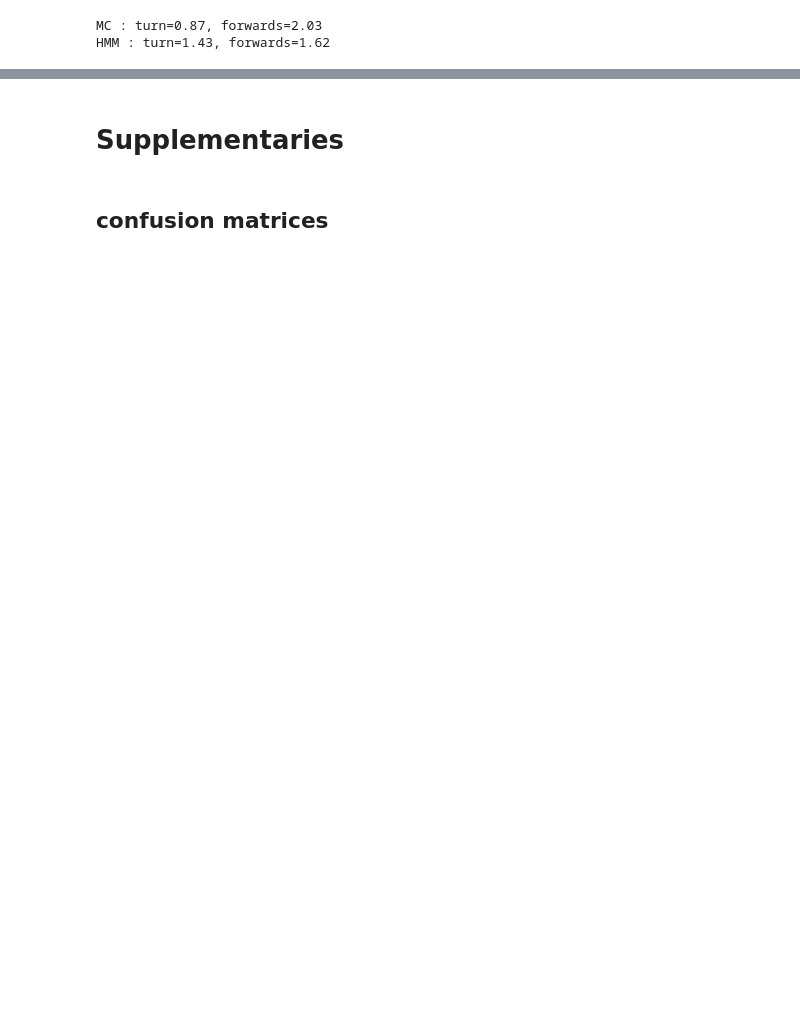
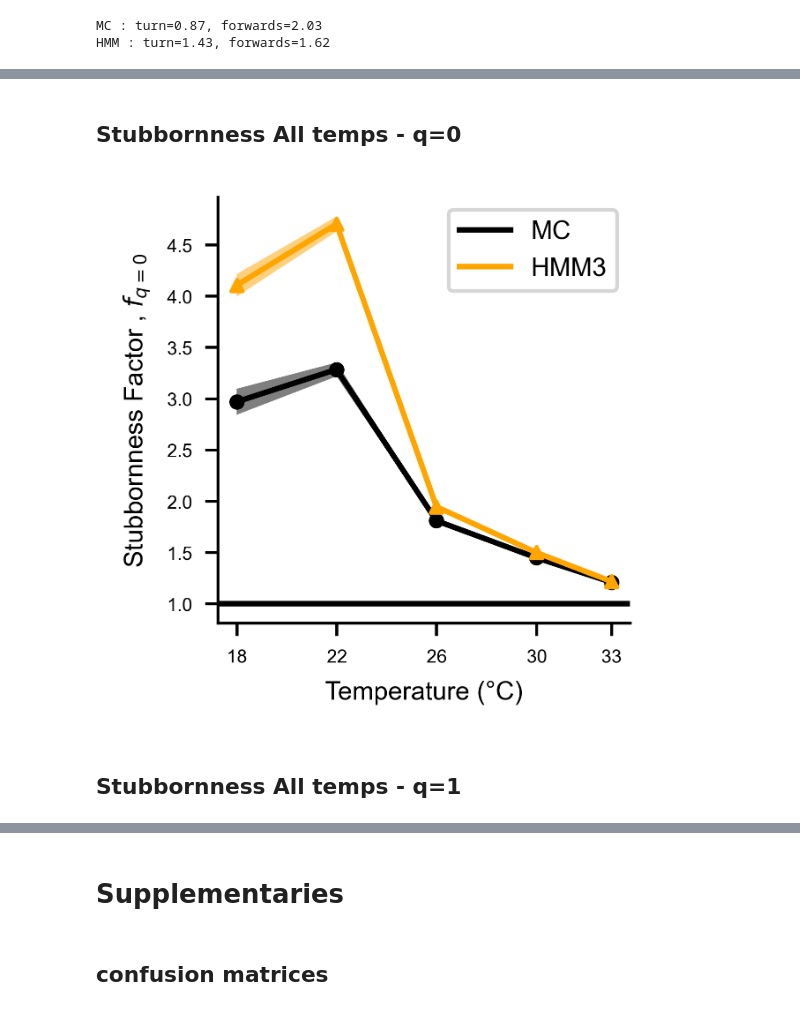
Before and after one commit to ZebrafishHMM2023/ZebrafishHMM2023_CodeAndData, a Jupyter notebook: Figures/Fig2.ipynb, the cells around one changed output, grey strips where cells are left out. Cells and saved outputs as stored; diff of their text form; code cells hidden in the pictures; blank space fills up the shorter version.

```diff
--- a/Figures/Fig2.ipynb
+++ b/Figures/Fig2.ipynb
@@ -195,0 +298,37 @@ HMM : turn=1.43, forwards=1.62
+# %% [markdown]
+## Stubbornness All temps - q=0
+# %%
+q = 0
+Fs_mc, Fs_hmm3 = [], []
+for temp in TEMPS:
+    seqs = MC.threshold_classifier(load_sequences(bDATAPATH, temp), -DTHETA_THRESH, +DTHETA_THRESH)
+    centered = MC.center_bouts(seqs)
+    Fs_mc.append(MC.stubbornness_factor(centered, q=q))
+
+    seqs = load_viterbi(bMODELPATH, "g3", temp)
+    centered = MC.center_bouts(seqs)
+    Fs_hmm3.append(MC.stubbornness_factor(centered, q=q))
+
+Fs_mc = np.array(Fs_mc)
+Fs_hmm3 = np.array(Fs_hmm3)
+# %%
+fig, ax = plt.subplots()
+
+ax.scatter(TEMPS, Fs_mc[:,0], marker="o", s=10, zorder=2, color=COLORS["mc"])
+ax.plot(TEMPS, Fs_mc[:,0], zorder=1, color=COLORS["mc"], label="MC")
+ax.fill_between(TEMPS, Fs_mc[:,0]-Fs_mc[:,1], Fs_mc[:,0]+Fs_mc[:,1], zorder=0, color=COLORS["mc"], alpha=0.5, edgecolor=None)
+
+ax.scatter(TEMPS, Fs_hmm3[:,0], marker="^", s=10, zorder=5, color=COLORS["hmm3"])
+ax.plot(TEMPS, Fs_hmm3[:,0], zorder=4, color=COLORS["hmm3"], label="HMM3")
+ax.fill_between(TEMPS, Fs_hmm3[:,0]-Fs_hmm3[:,1], Fs_hmm3[:,0]+Fs_hmm3[:,1], zorder=3, color=COLORS["hmm3"], alpha=0.5, edgecolor=None)
+
+ax.axhline(1)
+ax.set_xticks(TEMPS)
+ax.set_xlabel("Temperature (°C)")
+ax.set_ylabel(r"Stubbornness Factor , $f_{q=0}$")
+ax.legend()
+fig.savefig("panels/Fig2/Stubb_MC_HMM3_q0.svg")
+# %% [output]
+[figure, added]
+# %% [markdown]
+## Stubbornness All temps - q=1
```
Also changed, not shown: parts of 44 cells of this notebook, 12 other files.
